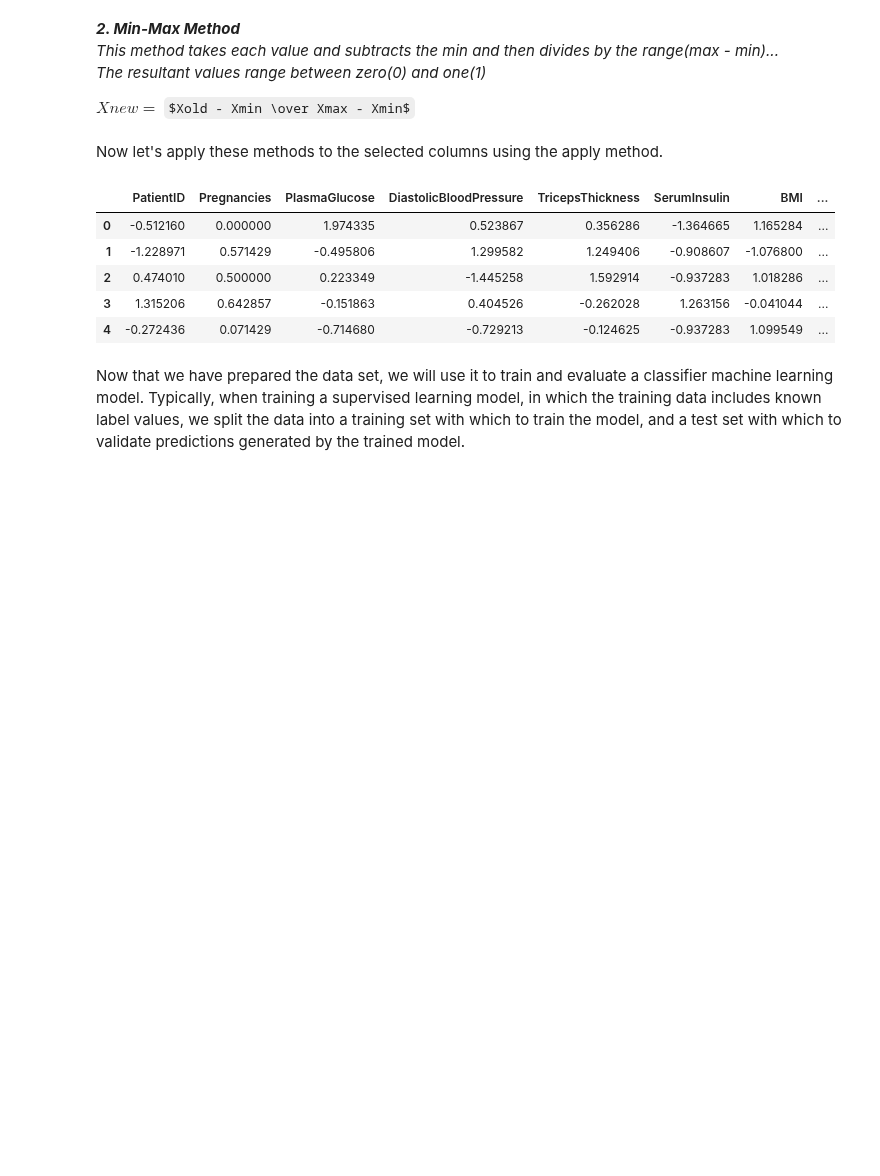
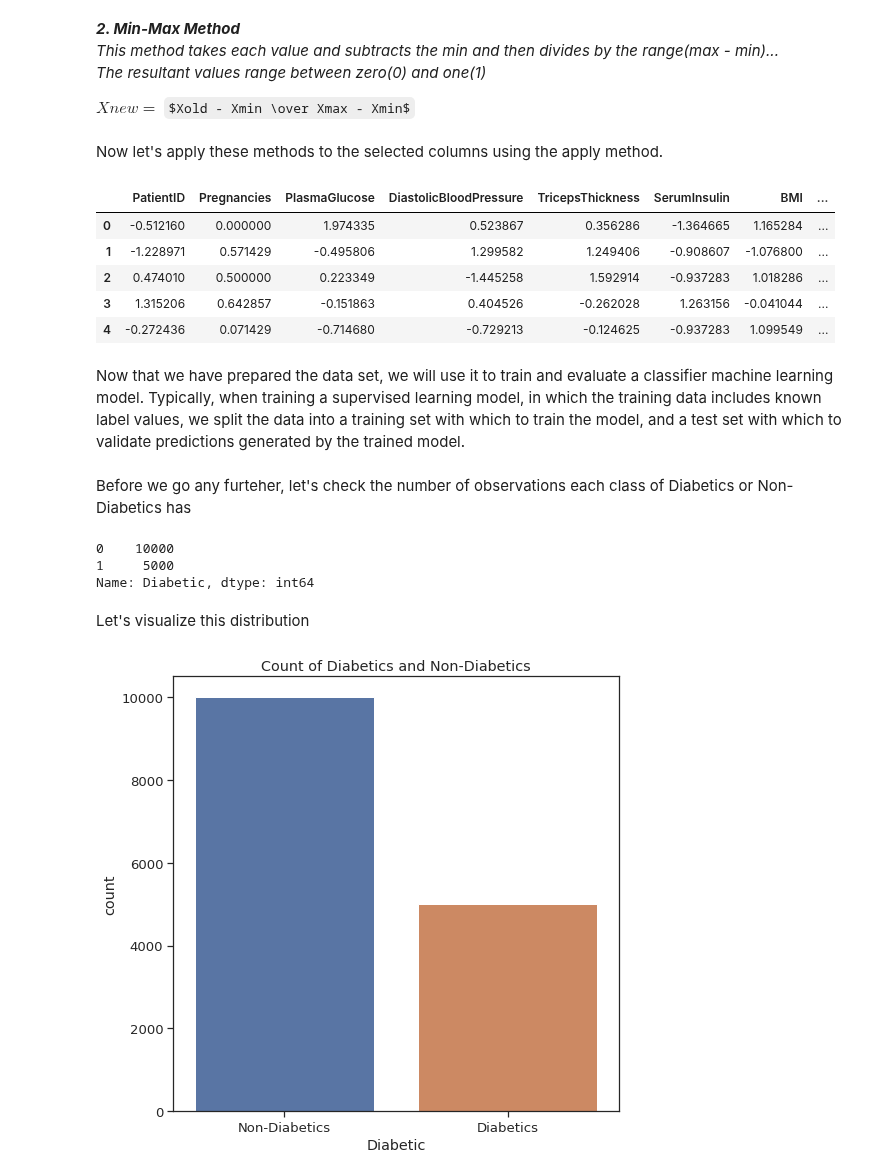
Before and after one commit to Lawrence-Krukrubo/Machine_Learning, a Jupyter notebook: Understanding_Confusion_Matrix.ipynb, the cells around one changed output. Drawn from its saved outputs; the diff is of its cells as text; code cells hidden in the pictures; some formulas as TeX source; blank space fills up the shorter version.

```diff
--- a/Understanding_Confusion_Matrix.ipynb
+++ b/Understanding_Confusion_Matrix.ipynb
@@ -251,3 +252,22 @@ Now that we have prepared the data set, we will use it to train and evaluate a c
 learning model. Typically, when training a supervised learning model, in which the training data includes
 known label values, we split the data into a training set with which to train the model, and a test set
 with which to validate predictions generated by the trained model.
+# %% [markdown]
+Before we go any furteher, let's check the number of observations each class of Diabetics or Non-Diabetics has<br>
+# %%
+diabetes_doctor_df.Diabetic.value_counts()
+# %% [output]
+0    10000
+1     5000
+Name: Diabetic, dtype: int64
+# %% [markdown]
+Let's visualize this distribution
+# %%
+plt.figure(figsize=(8, 8))
+
+x = diabetes_doctor_df.Diabetic.replace(to_replace=[0, 1], value=['Non-Diabetics','Diabetics'])
+sns.countplot(x)
+plt.title('Count of Diabetics and Non-Diabetics')
+plt.show()
+# %% [output]
+[figure, added]
```
Also changed, not shown: parts of 23 cells of this notebook.
